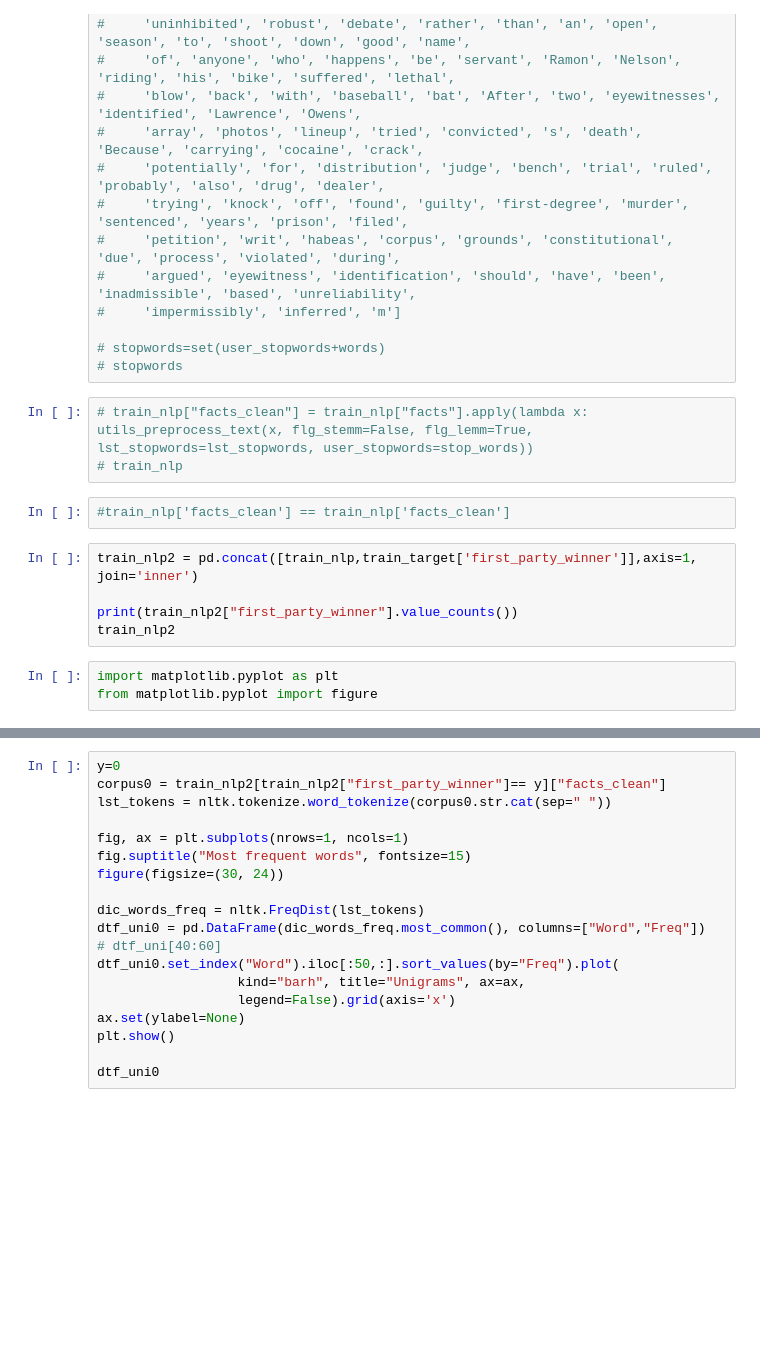
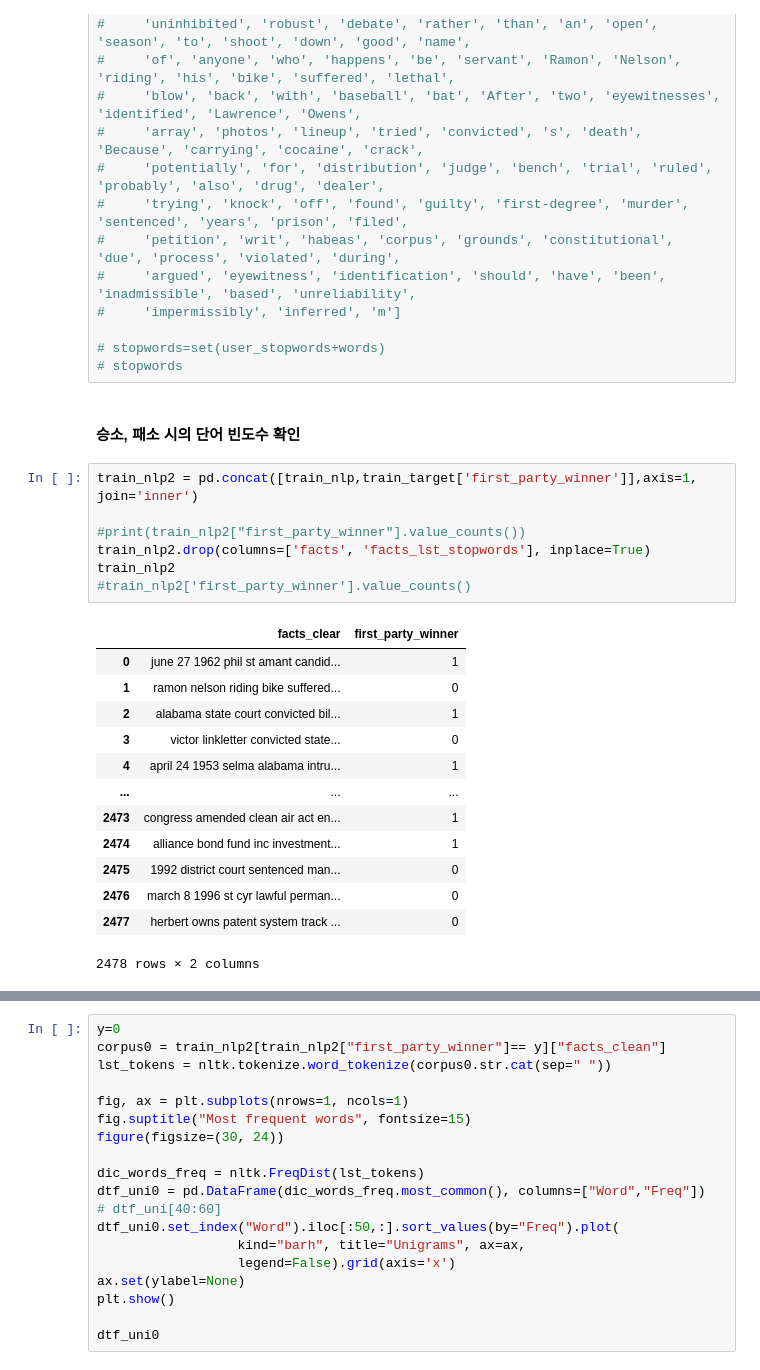
Before and after one commit to dlsco123/mtvsDacon, a Jupyter notebook: [mtvs]lej.ipynb, the cells around one changed output, grey strips where cells are left out. Cells and saved outputs as stored; diff of their text form; blank space fills up the shorter version.

```diff
--- a/[mtvs]lej.ipynb
+++ b/[mtvs]lej.ipynb
@@ -377,16 +375,26 @@ freq_graph
 
 # stopwords=set(user_stopwords+words)
 # stopwords
-# %%
-# train_nlp["facts_clean"] = train_nlp["facts"].apply(lambda x: utils_preprocess_text(x, flg_stemm=False, flg_lemm=True, lst_stopwords=lst_stopwords, user_stopwords=stop_words))
-# train_nlp
-# %%
-#train_nlp['facts_clean'] == train_nlp['facts_clean']
+# %% [markdown]
+#### 승소, 패소 시의 단어 빈도수 확인
 # %%
 train_nlp2 = pd.concat([train_nlp,train_target['first_party_winner']],axis=1, join='inner')
 
-print(train_nlp2["first_party_winner"].value_counts())
+#print(train_nlp2["first_party_winner"].value_counts())
+train_nlp2.drop(columns=['facts', 'facts_lst_stopwords'], inplace=True)
 train_nlp2
+#train_nlp2['first_party_winner'].value_counts()
+# %% [output]
+|  | facts_clear | first_party_winner |
+| 0 | june 27 1962 phil st amant candid... | 1 |
+| 1 | ramon nelson riding bike suffered... | 0 |
+| 2 | alabama state court convicted bil... | 1 |
+| 3 | victor linkletter convicted state... | 0 |
+| 4 | april 24 1953 selma alabama intru... | 1 |
+| ... | ... | ... |
+| 2473 | congress amended clean air act en... | 1 |
+| 2474 | alliance bond fund inc investment... | 1 |
+| 2475 | 1992 district court sentenced man... | 0 |
+| 2476 | march 8 1996 st cyr lawful perman... | 0 |
+| 2477 | herbert owns patent system track ... | 0 |
+2478 rows × 2 columns
-# %%
-import matplotlib.pyplot as plt
-from matplotlib.pyplot import figure
```
Also changed, not shown: parts of 8 cells of this notebook, 1 other file.
